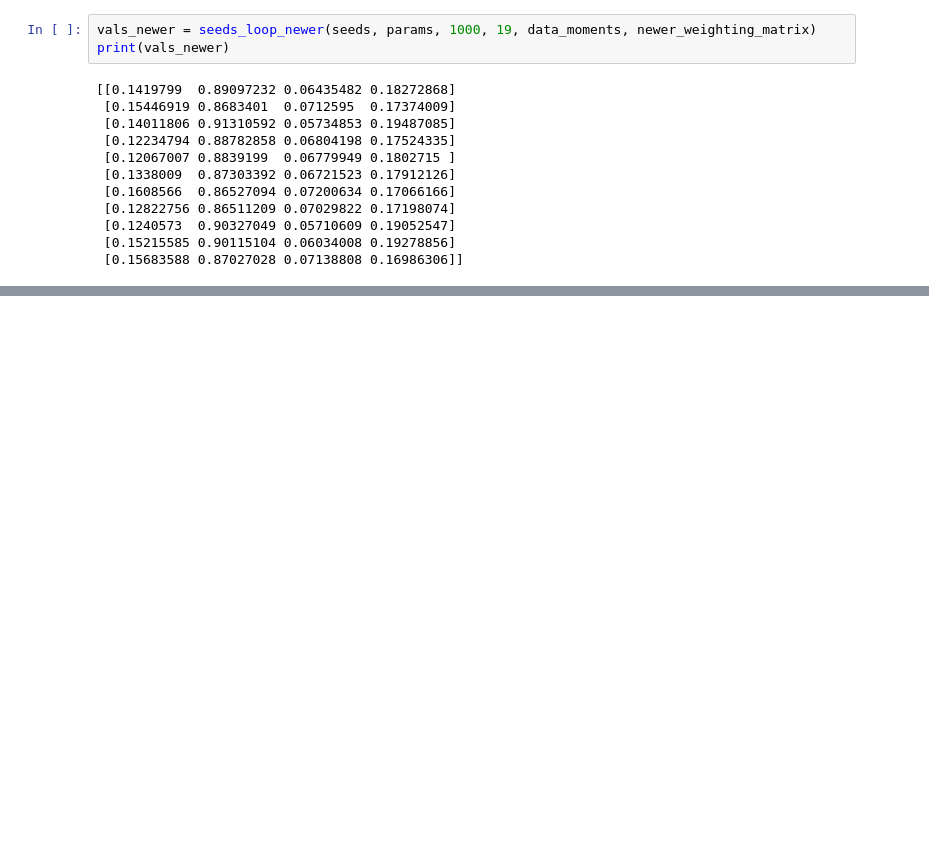
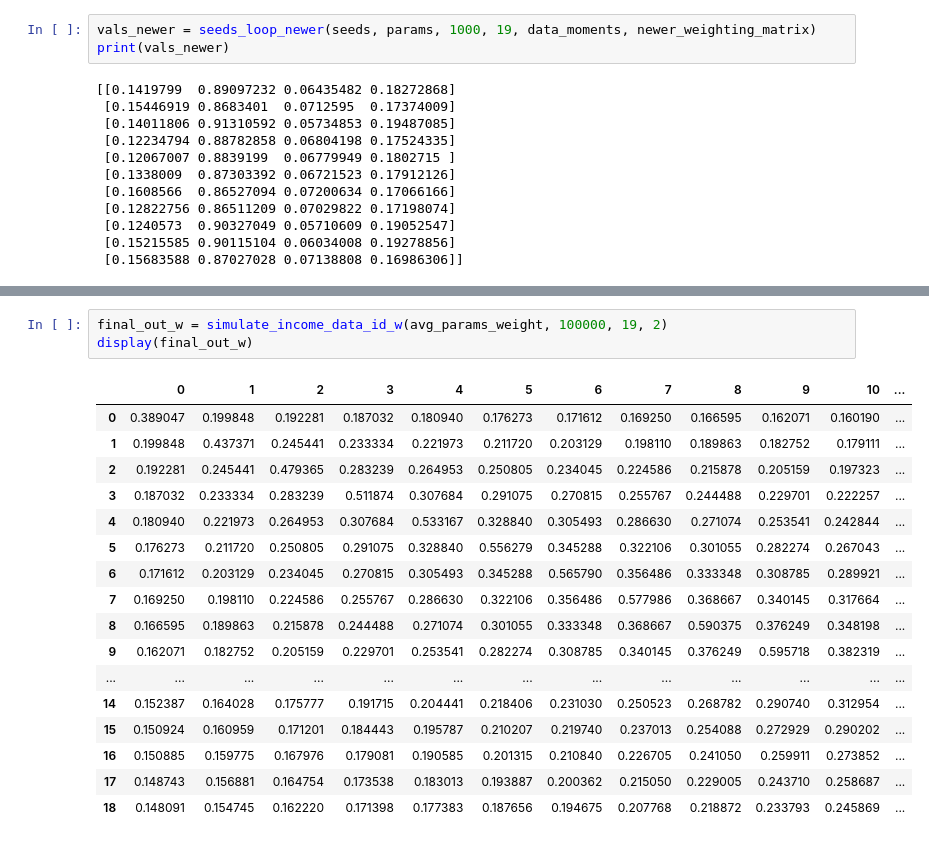
Before and after one commit to sgcbayli024/simulated_method_of_moments, a Jupyter notebook: simulated_method_of_moments.ipynb, the cells around one changed output, grey strips where cells are left out. Saved outputs shown, nothing was run; the diff lists cells and outputs as text; blank space fills up the shorter version.

```diff
--- a/simulated_method_of_moments.ipynb
+++ b/simulated_method_of_moments.ipynb
@@ -335,0 +401,21 @@ print(vals_newer)
+# %%
+final_out_w = simulate_income_data_id_w(avg_params_weight, 100000, 19, 2)
+display(final_out_w)
+# %% [output]
+|  | 0 | 1 | 2 | 3 | 4 | 5 | 6 | 7 | 8 | 9 | 10 | ... |
+| 0 | 0.389047 | 0.199848 | 0.192281 | 0.187032 | 0.180940 | 0.176273 | 0.171612 | 0.169250 | 0.166595 | 0.162071 | 0.160190 | ... |
+| 1 | 0.199848 | 0.437371 | 0.245441 | 0.233334 | 0.221973 | 0.211720 | 0.203129 | 0.198110 | 0.189863 | 0.182752 | 0.179111 | ... |
+| 2 | 0.192281 | 0.245441 | 0.479365 | 0.283239 | 0.264953 | 0.250805 | 0.234045 | 0.224586 | 0.215878 | 0.205159 | 0.197323 | ... |
+| 3 | 0.187032 | 0.233334 | 0.283239 | 0.511874 | 0.307684 | 0.291075 | 0.270815 | 0.255767 | 0.244488 | 0.229701 | 0.222257 | ... |
+| 4 | 0.180940 | 0.221973 | 0.264953 | 0.307684 | 0.533167 | 0.328840 | 0.305493 | 0.286630 | 0.271074 | 0.253541 | 0.242844 | ... |
+| 5 | 0.176273 | 0.211720 | 0.250805 | 0.291075 | 0.328840 | 0.556279 | 0.345288 | 0.322106 | 0.301055 | 0.282274 | 0.267043 | ... |
+| 6 | 0.171612 | 0.203129 | 0.234045 | 0.270815 | 0.305493 | 0.345288 | 0.565790 | 0.356486 | 0.333348 | 0.308785 | 0.289921 | ... |
+| 7 | 0.169250 | 0.198110 | 0.224586 | 0.255767 | 0.286630 | 0.322106 | 0.356486 | 0.577986 | 0.368667 | 0.340145 | 0.317664 | ... |
+| 8 | 0.166595 | 0.189863 | 0.215878 | 0.244488 | 0.271074 | 0.301055 | 0.333348 | 0.368667 | 0.590375 | 0.376249 | 0.348198 | ... |
+| 9 | 0.162071 | 0.182752 | 0.205159 | 0.229701 | 0.253541 | 0.282274 | 0.308785 | 0.340145 | 0.376249 | 0.595718 | 0.382319 | ... |
+| ... | ... | ... | ... | ... | ... | ... | ... | ... | ... | ... | ... | ... |
+| 14 | 0.152387 | 0.164028 | 0.175777 | 0.191715 | 0.204441 | 0.218406 | 0.231030 | 0.250523 | 0.268782 | 0.290740 | 0.312954 | ... |
+| 15 | 0.150924 | 0.160959 | 0.171201 | 0.184443 | 0.195787 | 0.210207 | 0.219740 | 0.237013 | 0.254088 | 0.272929 | 0.290202 | ... |
+| 16 | 0.150885 | 0.159775 | 0.167976 | 0.179081 | 0.190585 | 0.201315 | 0.210840 | 0.226705 | 0.241050 | 0.259911 | 0.273852 | ... |
+| 17 | 0.148743 | 0.156881 | 0.164754 | 0.173538 | 0.183013 | 0.193887 | 0.200362 | 0.215050 | 0.229005 | 0.243710 | 0.258687 | ... |
+| 18 | 0.148091 | 0.154745 | 0.162220 | 0.171398 | 0.177383 | 0.187656 | 0.194675 | 0.207768 | 0.218872 | 0.233793 | 0.245869 | ... |
```
Also changed, not shown: parts of 3 cells of this notebook.
